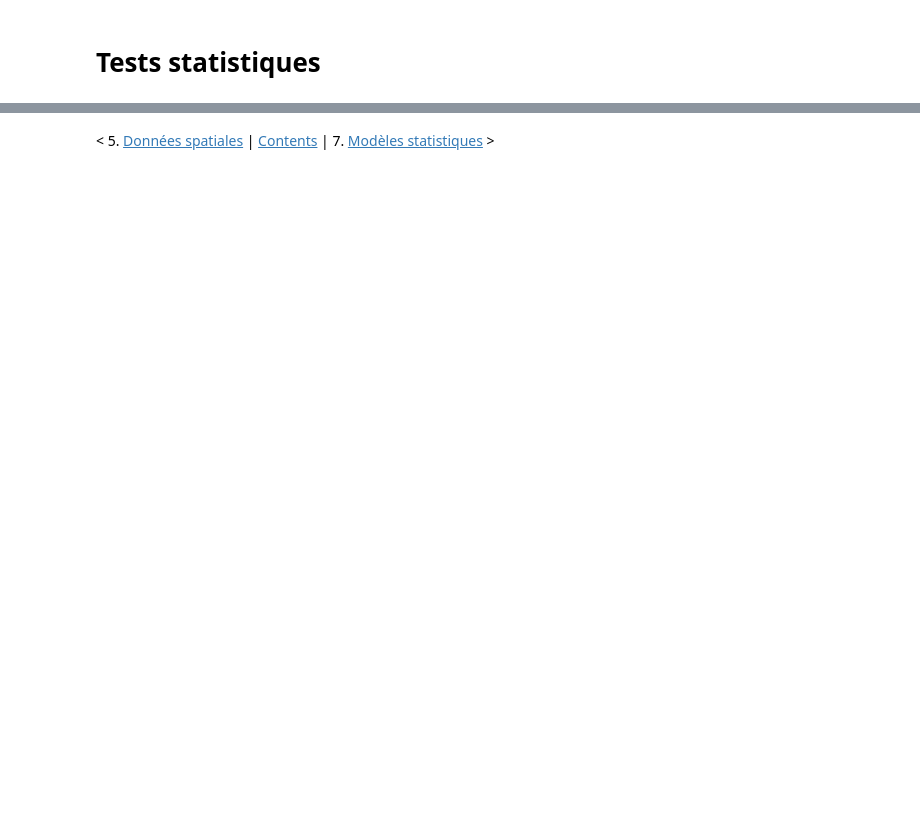
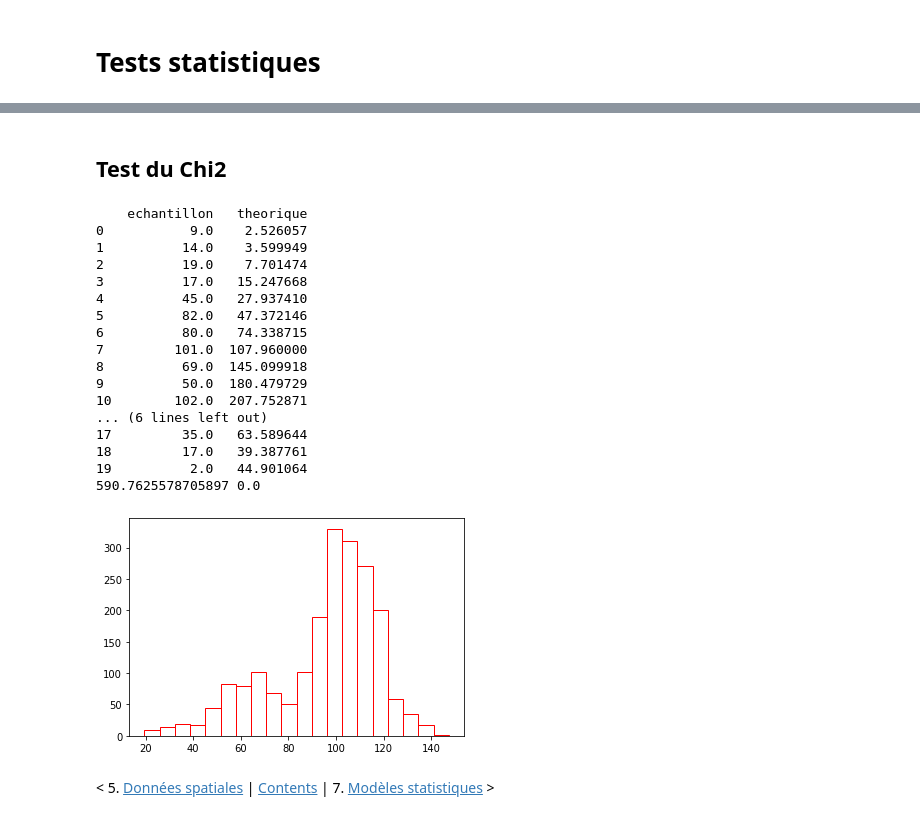
Before and after one commit to nsaunier/CIV8760, a Jupyter notebook: 06-analyse-statistique.ipynb, the cells around one changed output, grey strips where cells are left out. Cells and saved outputs as stored; diff of their text form; code cells hidden in the pictures; blank space fills up the shorter version.

```diff
--- a/06-analyse-statistique.ipynb
+++ b/06-analyse-statistique.ipynb
@@ -72,2 +149,43 @@ plt.show()
+# %% [markdown]
+## Test du Chi2
+# %%
+from pandas import DataFrame
+
+nobservations, bins, _ = plt.hist(vitesses, bins = 20, fill = False, edgecolor = 'r')
+normal = scipy.stats.norm(vitesses.mean(), vitesses.std())
+probabilites = np.array([normal.cdf(x) for x in bins])
+refNobservations = probabilites[1:]-probabilites[0:-1]
+# ajouter les proba manquante avant le premier intervalle et apres le dernier intervalle
+refNobservations[0] += probabilites[0]
+refNobservations[-1] += 1-probabilites[-1]
+refNobservations = refNobservations*len(vitesses)
+print(DataFrame({'echantillon': nobservations, 'theorique': refNobservations}))
+# regrouper les classes
+
+# calculer la statistique du test
+X2=0
+for n,r in zip(nobservations, refNobservations):
+    X2 += (n-r)**2/r
+df = len(nobservations-1-2)
+print(X2, 1-scipy.stats.distributions.chi2.cdf(X2,df))
+# %% [output]
+    echantillon   theorique
+0           9.0    2.526057
+1          14.0    3.599949
+2          19.0    7.701474
+3          17.0   15.247668
+4          45.0   27.937410
+5          82.0   47.372146
+6          80.0   74.338715
+7         101.0  107.960000
+8          69.0  145.099918
+9          50.0  180.479729
+10        102.0  207.752871
+... (6 lines left out)
+17         35.0   63.589644
+18         17.0   39.387761
+19          2.0   44.901064
+590.7625578705897 0.0
+[figure, added]
 # %% [markdown]
 < 5. [Données spatiales](05-donnees-spatiales.ipynb) | [Contents](index.ipynb) | 7. [Modèles statistiques](07-modeles-statistiques.ipynb) >
```
Also changed, not shown: parts of 6 cells of this notebook, 1 other file.
